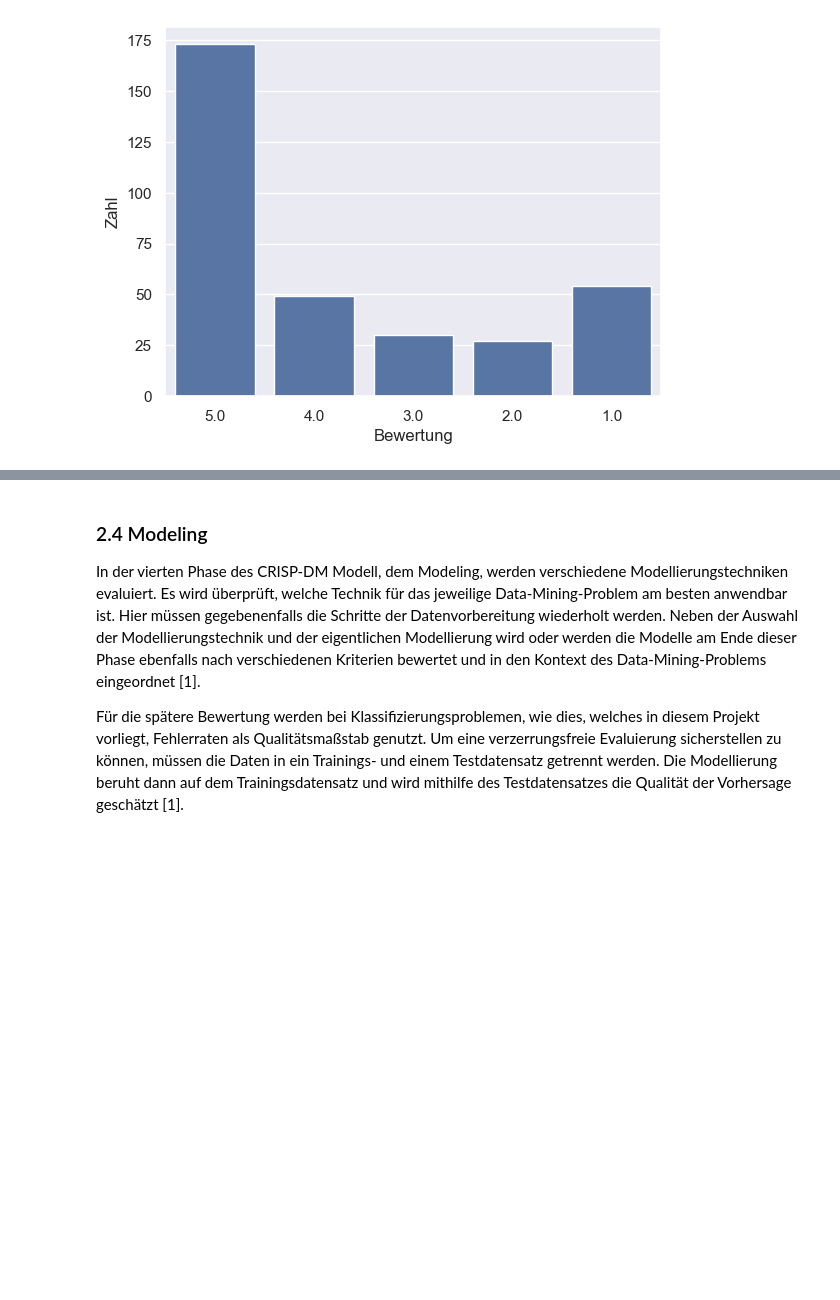
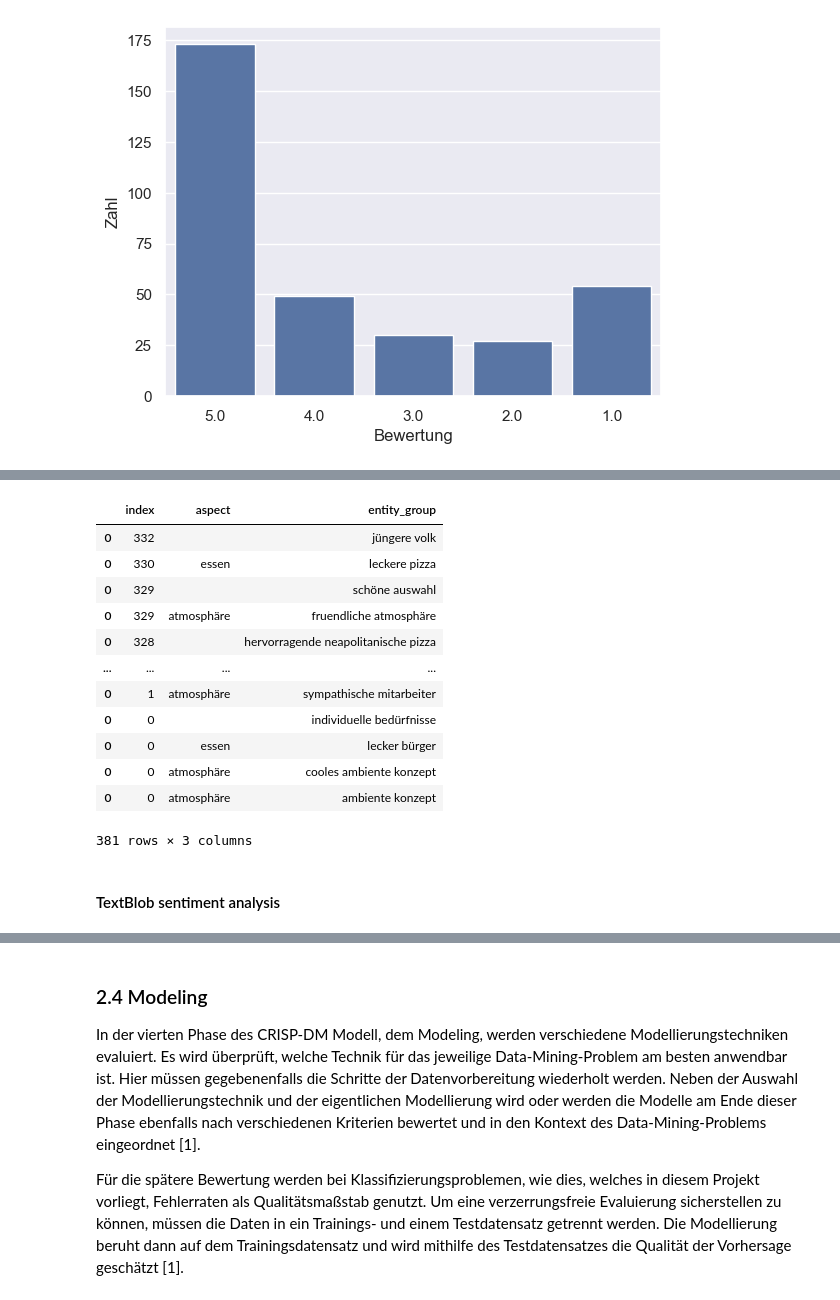
Before and after one commit to Herb-sh/NLPGoogleReviewSummary, a Jupyter notebook: Abschlussbericht.ipynb, the cells around one changed output, grey strips where cells are left out. Cells and saved outputs as stored; diff of their text form; code cells hidden in the pictures; blank space fills up the shorter version.

```diff
--- a/Abschlussbericht.ipynb
+++ b/Abschlussbericht.ipynb
@@ -391,0 +547,18 @@ for i, ax in enumerate(axes2):
+# %%
+df_matches
+# %% [output]
+|  | index | aspect | entity_group |
+| 0 | 332 |  | jüngere volk |
+| 0 | 330 | essen | leckere pizza |
+| 0 | 329 |  | schöne auswahl |
+| 0 | 329 | atmosphäre | fruendliche atmosphäre |
+| 0 | 328 |  | hervorragende neapolitanische pizza |
+| ... | ... | ... | ... |
+| 0 | 1 | atmosphäre | sympathische mitarbeiter |
+| 0 | 0 |  | individuelle bedürfnisse |
+| 0 | 0 | essen | lecker bürger |
+| 0 | 0 | atmosphäre | cooles ambiente konzept |
+| 0 | 0 | atmosphäre | ambiente konzept |
+381 rows × 3 columns
+# %% [markdown]
+#### TextBlob sentiment analysis
```
Also changed, not shown: parts of 22 cells of this notebook.
